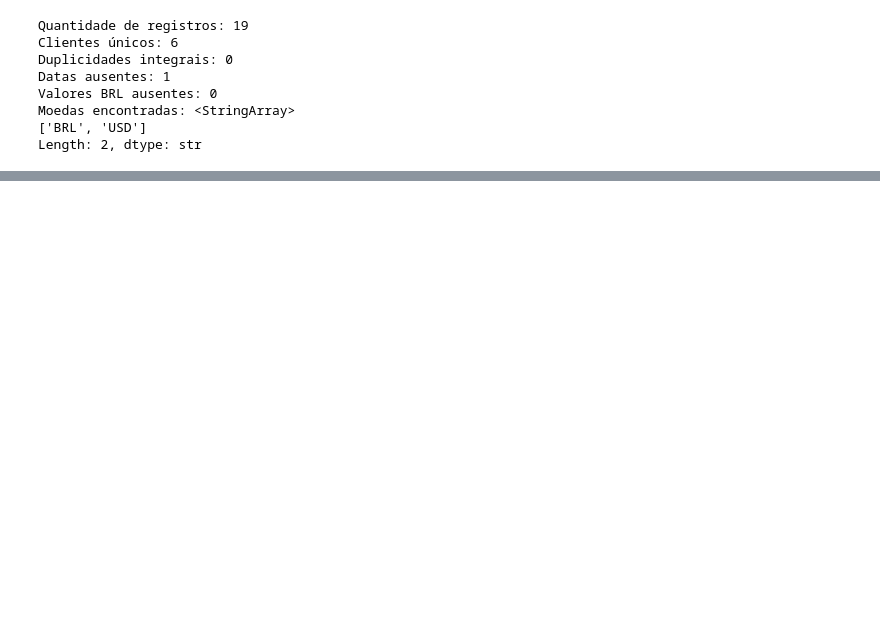
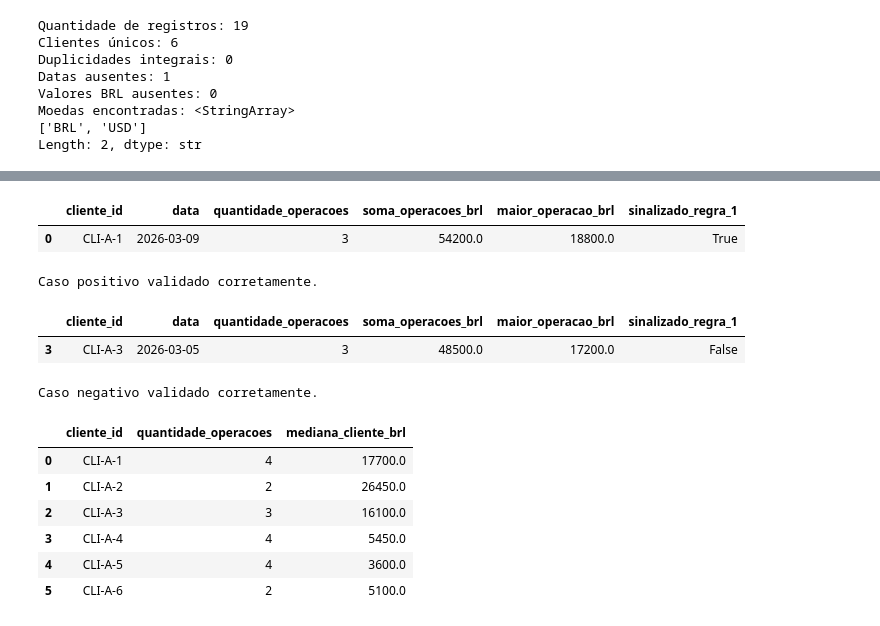
Before and after one commit to mariafernandaff2/desafio-estagio-ia, a Jupyter notebook: nivel_1/nivel_1.ipynb, the cells around one changed output, grey strips where cells are left out. Cells and saved outputs as stored; diff of their text form; code cells hidden in the pictures; blank space fills up the shorter version.

```diff
--- a/nivel_1/nivel_1.ipynb
+++ b/nivel_1/nivel_1.ipynb
@@ -218,0 +320,40 @@ Length: 2, dtype: str
+# %%
+validacao_positiva = resumo_regra_1[
+    (resumo_regra_1["cliente_id"] == "CLI-A-1")
+    & (resumo_regra_1["data"] == pd.Timestamp("2026-03-09"))
+]
+
+validacao_positiva
+# %% [output]
+|  | cliente_id | data | quantidade_operacoes | soma_operacoes_brl | maior_operacao_brl | sinalizado_regra_1 |
+| 0 | CLI-A-1 | 2026-03-09 | 3 | 54200.0 | 18800.0 | True |
+# %%
+assert len(validacao_positiva) == 1
+assert validacao_positiva.iloc[0]["quantidade_operacoes"] == 3
+assert validacao_positiva.iloc[0]["soma_operacoes_brl"] == 54_200
+assert validacao_positiva.iloc[0]["maior_operacao_brl"] == 18_800
+assert bool(validacao_positiva.iloc[0]["sinalizado_regra_1"]) is True
+
+print("Caso positivo validado corretamente.")
+# %% [output]
+Caso positivo validado corretamente.
+# %%
+validacao_negativa = resumo_regra_1[
+    (resumo_regra_1["cliente_id"] == "CLI-A-3")
+    & (resumo_regra_1["data"] == pd.Timestamp("2026-03-05"))
+]
+
+validacao_negativa
+# %% [output]
+|  | cliente_id | data | quantidade_operacoes | soma_operacoes_brl | maior_operacao_brl | sinalizado_regra_1 |
+| 3 | CLI-A-3 | 2026-03-05 | 3 | 48500.0 | 17200.0 | False |
+# %%
+assert len(validacao_negativa) == 1
+assert validacao_negativa.iloc[0]["quantidade_operacoes"] == 3
+assert validacao_negativa.iloc[0]["soma_operacoes_brl"] == 48_500
+assert validacao_negativa.iloc[0]["maior_operacao_brl"] == 17_200
+assert bool(validacao_negativa.iloc[0]["sinalizado_regra_1"]) is False
+
+print("Caso negativo validado corretamente.")
+# %% [output]
+Caso negativo validado corretamente.
@@ -218,0 +369,18 @@ Length: 2, dtype: str
+# %%
+estatisticas_clientes = (
+    df.groupby("cliente_id", as_index=False)
+      .agg(
+          quantidade_operacoes=("id", "count"),
+          mediana_cliente_brl=("valor_brl", "median")
+      )
+)
+
+estatisticas_clientes
+# %% [output]
+|  | cliente_id | quantidade_operacoes | mediana_cliente_brl |
+| 0 | CLI-A-1 | 4 | 17700.0 |
+| 1 | CLI-A-2 | 2 | 26450.0 |
+| 2 | CLI-A-3 | 3 | 16100.0 |
+| 3 | CLI-A-4 | 4 | 5450.0 |
+| 4 | CLI-A-5 | 4 | 3600.0 |
+| 5 | CLI-A-6 | 2 | 5100.0 |
```
Also changed, not shown: parts of 20 cells of this notebook, 1 other file.
